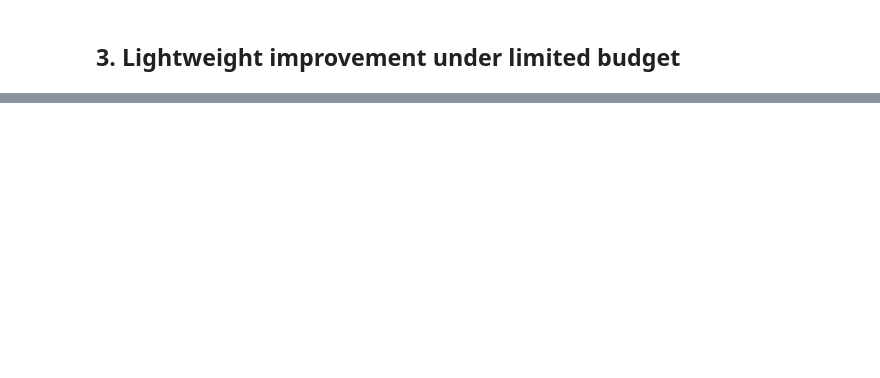
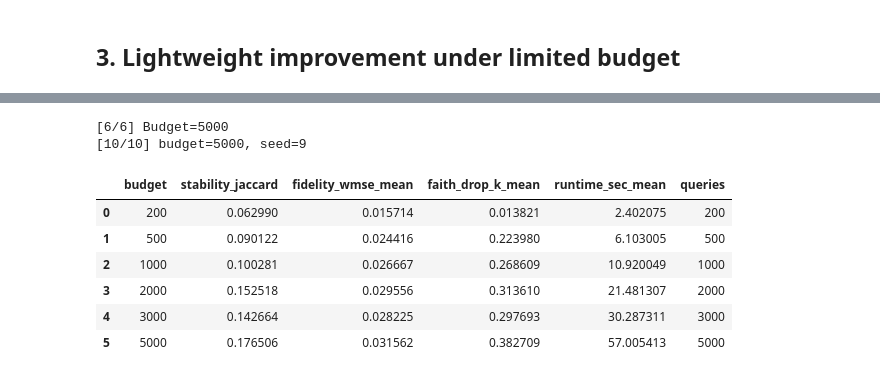
Before and after one commit to QihangFeng/Reliable-LIME-under-Query-Budget-Constraints, a Jupyter notebook: lime_budget_constraints.ipynb, the cells around one changed output, grey strips where cells are left out. Cells and saved outputs as stored; diff of their text form; code cells hidden in the pictures; blank space fills up the shorter version.

```diff
--- a/lime_budget_constraints.ipynb
+++ b/lime_budget_constraints.ipynb
@@ -1200,0 +1486,26 @@ We view the improvement space in three layers:
+# %%
+run_once_kwargs = {
+    "coarse_frac": 0.2,
+    "candidate_k": 20,
+    "batch_size": 32,
+    "epsilon": 0.2,
+    "adaptive_coarse": True
+}
+df_runs_ctf, df_sum_ctf = budget_sweep_metrics(
+    run_lime_image_once_coarse_to_fine_fixed_label,
+    img, segments, segmentation_fn, classifier_fn,
+    budgets, seeds, ref_label,
+    k=10, hide_color=0, num_features=10, positive_only=True,
+    run_once_kwargs=run_once_kwargs
+)
+df_sum_ctf
+# %% [output]
+[6/6] Budget=5000
+[10/10] budget=5000, seed=9
+|  | budget | stability_jaccard | fidelity_wmse_mean | faith_drop_k_mean | runtime_sec_mean | queries |
+| 0 | 200 | 0.062990 | 0.015714 | 0.013821 | 2.402075 | 200 |
+| 1 | 500 | 0.090122 | 0.024416 | 0.223980 | 6.103005 | 500 |
+| 2 | 1000 | 0.100281 | 0.026667 | 0.268609 | 10.920049 | 1000 |
+| 3 | 2000 | 0.152518 | 0.029556 | 0.313610 | 21.481307 | 2000 |
+| 4 | 3000 | 0.142664 | 0.028225 | 0.297693 | 30.287311 | 3000 |
+| 5 | 5000 | 0.176506 | 0.031562 | 0.382709 | 57.005413 | 5000 |
```
Also changed, not shown: parts of 22 cells of this notebook, 5 other files.
